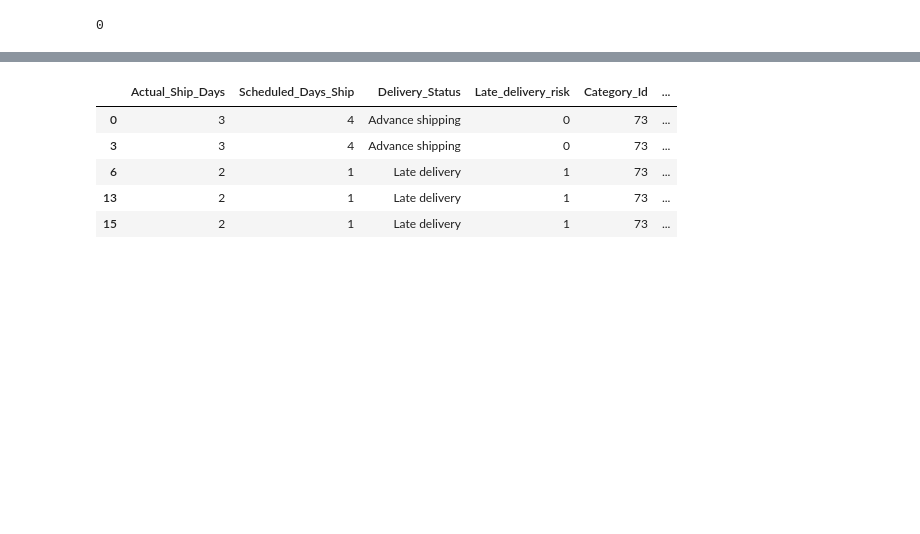
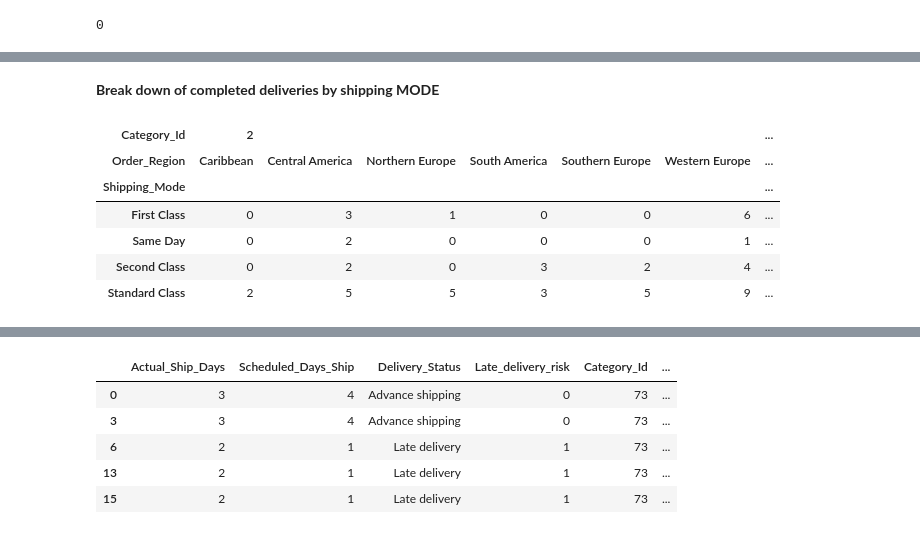
Before and after one commit to jadeal147/Big_Mart_Data, a Jupyter notebook: Big_Data_Mart_EDA.ipynb, the cells around one changed output, grey strips where cells are left out. Saved outputs shown, nothing was run; the diff lists cells and outputs as text; code cells hidden in the pictures; blank space fills up the shorter version.

```diff
--- a/Big_Data_Mart_EDA.ipynb
+++ b/Big_Data_Mart_EDA.ipynb
@@ -140,0 +157,13 @@ dtype: int64
+# %% [markdown]
+<b>Break down of completed deliveries by shipping MODE
+# %%
+pd.options.display.max_columns=None
+df_late.pivot_table(index=['Shipping_Mode'],columns = ['Category_Id','Order_Region'], aggfunc='size', fill_value = 0)
+# %% [output]
+| Category_Id | 2 |  |  |  |  |  | ... |
+| Order_Region | Caribbean | Central America | Northern Europe | South America | Southern Europe | Western Europe | ... |
+| Shipping_Mode |  |  |  |  |  |  | ... |
+| First Class | 0 | 3 | 1 | 0 | 0 | 6 | ... |
+| Same Day | 0 | 2 | 0 | 0 | 0 | 1 | ... |
+| Second Class | 0 | 2 | 0 | 3 | 2 | 4 | ... |
+| Standard Class | 2 | 5 | 5 | 3 | 5 | 9 | ... |
```
Also changed, not shown: parts of 17 cells of this notebook.
